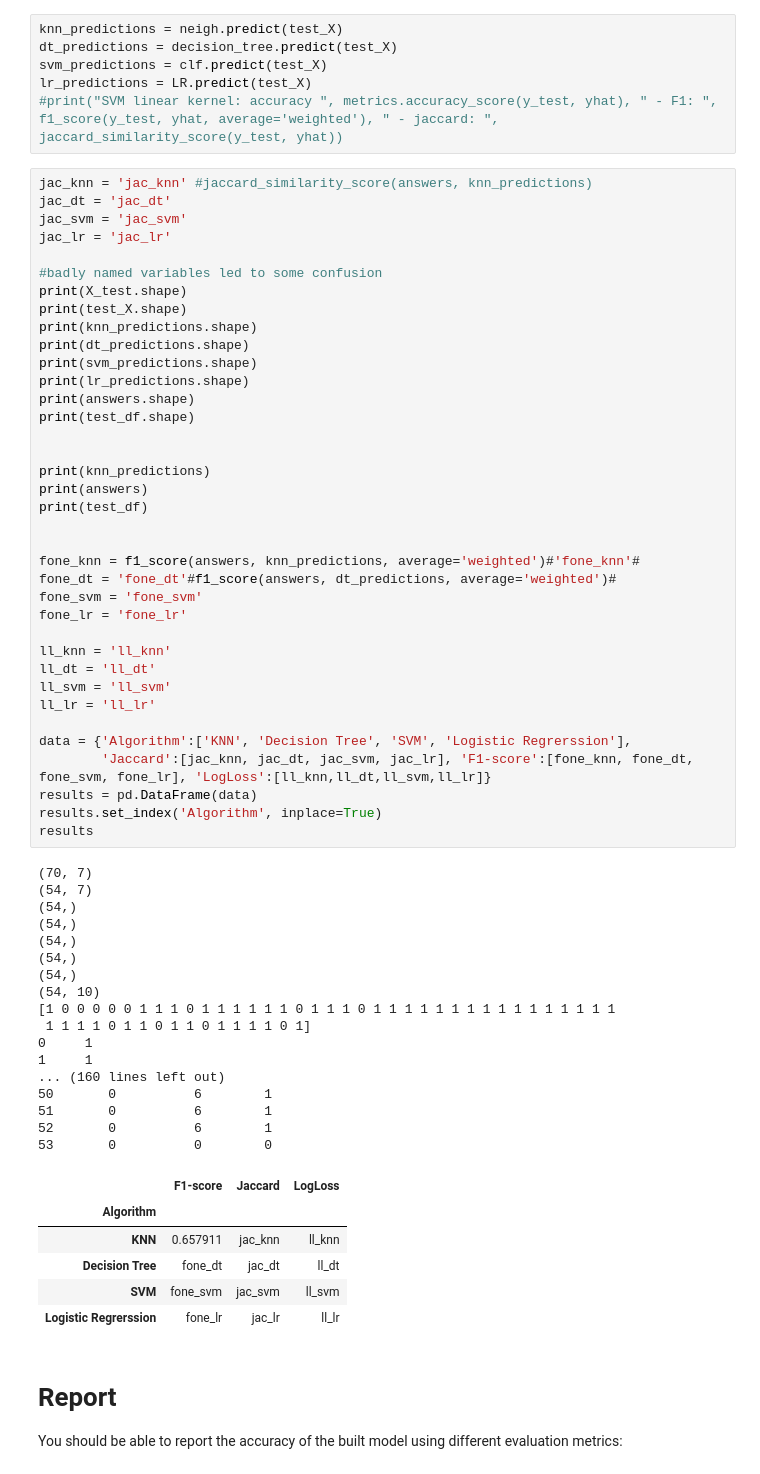
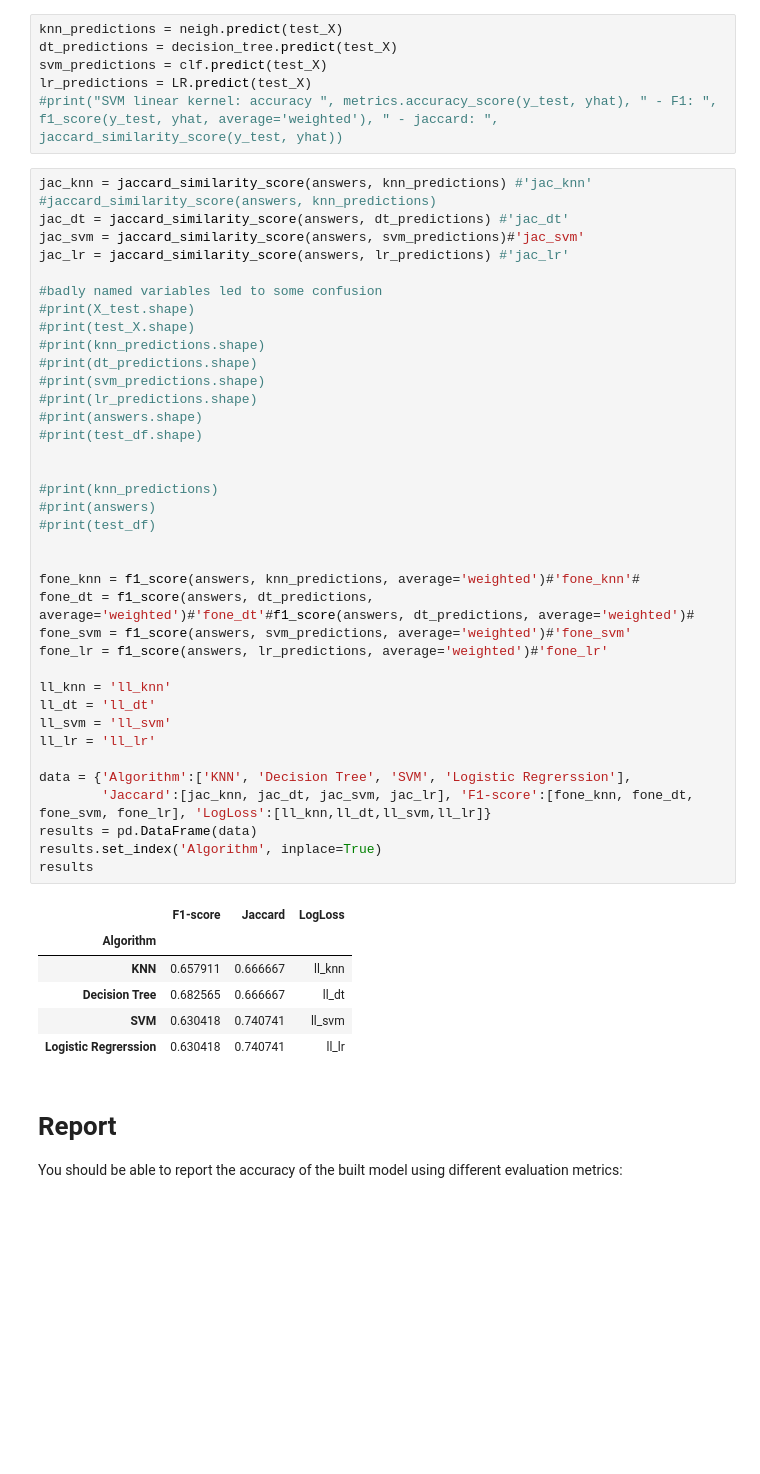
Before and after one commit to shelomi123/machine-learning-with-python-final-project, a Jupyter notebook: final project.ipynb, the cells around one changed output. Saved outputs shown, nothing was run; the diff lists cells and outputs as text; blank space fills up the shorter version.

Commit message:
implemented jaccard and F-1 scores in final output

```diff
--- a/final project.ipynb
+++ b/final project.ipynb
@@ -628,66 +628,49 @@ svm_predictions = clf.predict(test_X)
 lr_predictions = LR.predict(test_X)
 #print("SVM linear kernel: accuracy ", metrics.accuracy_score(y_test, yhat), " - F1: ", f1_score(y_test, yhat, average='weighted'), " - jaccard: ", jaccard_similarity_score(y_test, yhat))
 # %%
-jac_knn = 'jac_knn' #jaccard_similarity_score(answers, knn_predictions)
-jac_dt = 'jac_dt'
-jac_svm = 'jac_svm'
-jac_lr = 'jac_lr'
+jac_knn = jaccard_similarity_score(answers, knn_predictions) #'jac_knn' #jaccard_similarity_score(answers, knn_predictions)
+jac_dt = jaccard_similarity_score(answers, dt_predictions) #'jac_dt'
+jac_svm = jaccard_similarity_score(answers, svm_predictions)#'jac_svm'
+jac_lr = jaccard_similarity_score(answers, lr_predictions) #'jac_lr'
 
 #badly named variables led to some confusion
-print(X_test.shape)
-print(test_X.shape)
-print(knn_predictions.shape)
-print(dt_predictions.shape)
-print(svm_predictions.shape)
-print(lr_predictions.shape)
-print(answers.shape)
-print(test_df.shape)
+#print(X_test.shape)
+#print(test_X.shape)
+#print(knn_predictions.shape)
+#print(dt_predictions.shape)
+#print(svm_predictions.shape)
+#print(lr_predictions.shape)
+#print(answers.shape)
+#print(test_df.shape)
 
 
-print(knn_predictions)
-print(answers)
-print(test_df)
+#print(knn_predictions)
+#print(answers)
+#print(test_df)
 
 
 fone_knn = f1_score(answers, knn_predictions, average='weighted')#'fone_knn'#
-fone_dt = 'fone_dt'#f1_score(answers, dt_predictions, average='weighted')#
-fone_svm = 'fone_svm'
-fone_lr = 'fone_lr'
+fone_dt = f1_score(answers, dt_predictions, average='weighted')#'fone_dt'#f1_score(answers, dt_predictions, average='weighted')#
+fone_svm = f1_score(answers, svm_predictions, average='weighted')#'fone_svm'
+fone_lr = f1_score(answers, lr_predictions, average='weighted')#'fone_lr'
 
 ll_knn = 'll_knn'
 ll_dt = 'll_dt'
 ll_svm = 'll_svm'
 ll_lr = 'll_lr'
 
 data = {'Algorithm':['KNN', 'Decision Tree', 'SVM', 'Logistic Regrerssion'],
         'Jaccard':[jac_knn, jac_dt, jac_svm, jac_lr], 'F1-score':[fone_knn, fone_dt, fone_svm, fone_lr], 'LogLoss':[ll_knn,ll_dt,ll_svm,ll_lr]}
 results = pd.DataFrame(data)
 results.set_index('Algorithm', inplace=True)
 results
 # %% [output]
-(70, 7)
-(54, 7)
-(54,)
-(54,)
-(54,)
-(54,)
-(54,)
-(54, 10)
-[1 0 0 0 0 0 1 1 1 0 1 1 1 1 1 1 0 1 1 1 0 1 1 1 1 1 1 1 1 1 1 1 1 1 1 1 1
- 1 1 1 1 0 1 1 0 1 1 0 1 1 1 1 0 1]
-0     1
-1     1
-... (160 lines left out)
-50       0          6        1
-51       0          6        1
-52       0          6        1
-53       0          0        0
 |  | F1-score | Jaccard | LogLoss |
 | Algorithm |  |  |  |
-| KNN | 0.657911 | jac_knn | ll_knn |
-| Decision Tree | fone_dt | jac_dt | ll_dt |
-| SVM | fone_svm | jac_svm | ll_svm |
-| Logistic Regrerssion | fone_lr | jac_lr | ll_lr |
+| KNN | 0.657911 | 0.666667 | ll_knn |
+| Decision Tree | 0.682565 | 0.666667 | ll_dt |
+| SVM | 0.630418 | 0.740741 | ll_svm |
+| Logistic Regrerssion | 0.630418 | 0.740741 | ll_lr |
 # %% [markdown]
 # Report
 You should be able to report the accuracy of the built model using different evaluation metrics:
```
